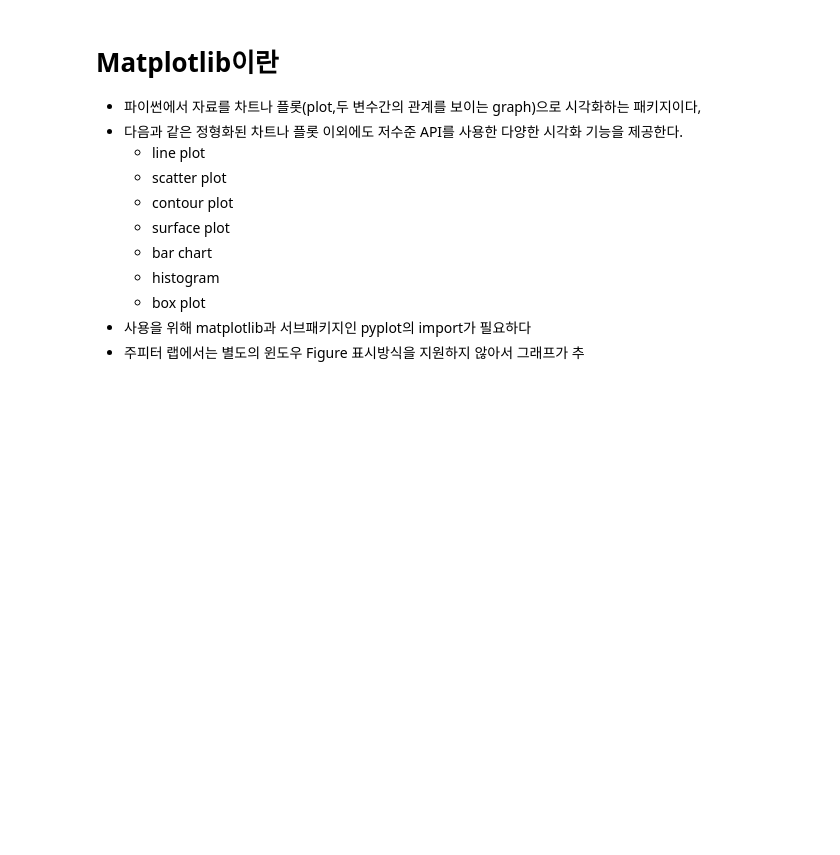
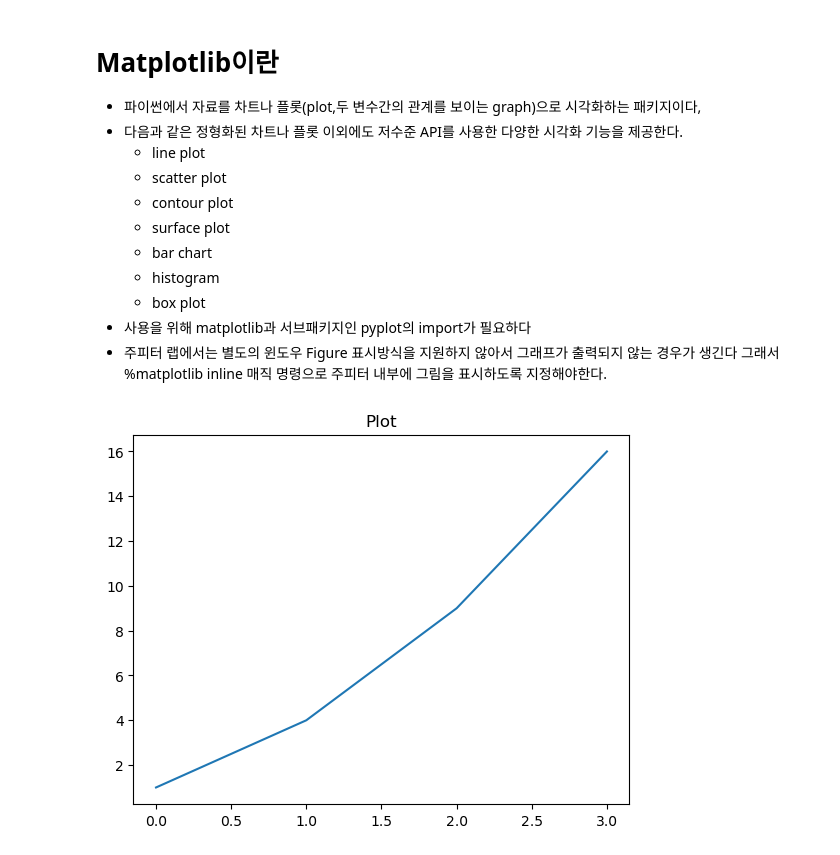
Before and after one commit to beongchang0423/python_basic, a Jupyter notebook: 9.Matplotlib.ipynb, the cells around one changed output. Drawn from its saved outputs; the diff is of its cells as text; code cells hidden in the pictures; blank space fills up the shorter version.

Commit message:
2023_01_25_last_save_add Matplotlib

```diff
--- a/9.Matplotlib.ipynb
+++ b/9.Matplotlib.ipynb
@@ -10,8 +10,16 @@
     - histogram
     - box plot
 - 사용을 위해 matplotlib과 서브패키지인 pyplot의 import가 필요하다
-- 주피터 랩에서는 별도의 윈도우 Figure 표시방식을 지원하지 않아서 그래프가 추
+- 주피터 랩에서는 별도의 윈도우 Figure 표시방식을 지원하지 않아서 그래프가 출력되지 않는 경우가 생긴다
+  그래서 %matplotlib inline 매직 명령으로 주피터 내부에 그림을 표시하도록 지정해야한다.
 # %%
 import matplotlib as mpl
 import matplotlib.pyplot as plt
 %matplotlib inline
+# %%
+#matplotlib.pyplot.plot() 은 가장 많이 쓰이는 메서드이다.
+plt.title('Plot') # 표의 이름을 뜻한다.
+plt.plot([1,4,9,16]) # x tick지정을 따로 해주지 않는다면 0,1,...N-1 범위의 index array가 기본 값이 된다.
+plt.show() # 플롯을 그림으로 표시한다.
+# %% [output]
+[figure, added]
```
Also changed, not shown: parts of 34 cells of this notebook.
